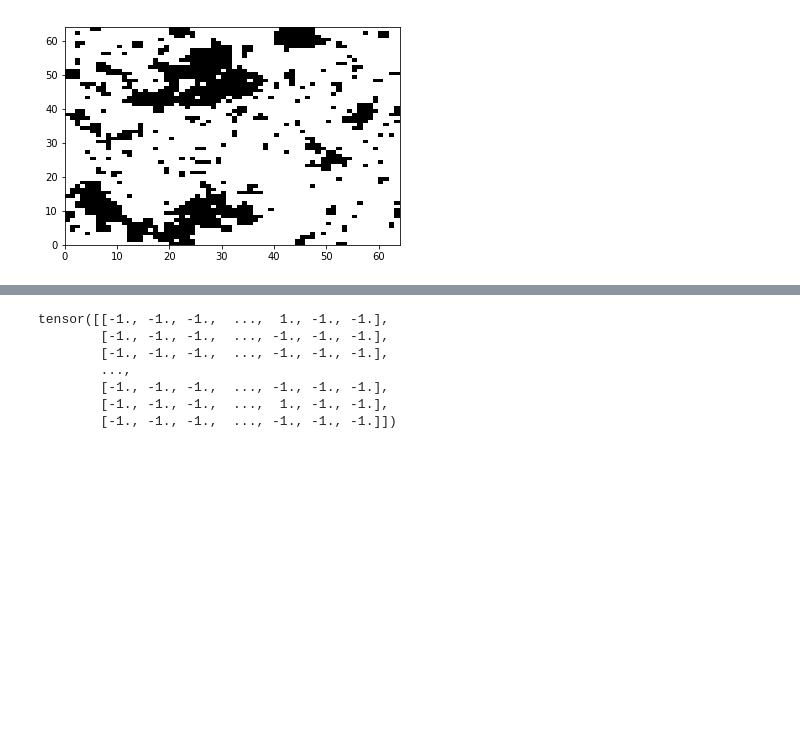
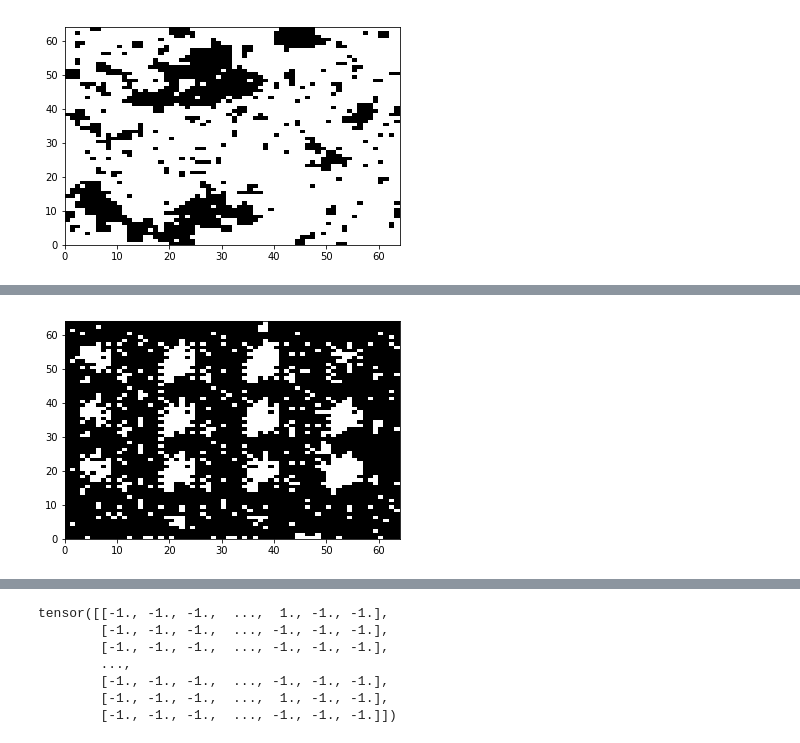
Before and after one commit to tliu26/Ising_dcgan, a Jupyter notebook: DCGAN0.ipynb, the cells around one changed output, grey strips where cells are left out. Saved outputs shown, nothing was run; the diff lists cells and outputs as text; code cells hidden in the pictures; blank space fills up the shorter version.

```diff
--- a/DCGAN0.ipynb
+++ b/DCGAN0.ipynb
@@ -393,0 +385,5 @@ step_f = Stepping()
+# %%
+plt.pcolormesh(step_f(fake[42].detach().cpu()[0]), cmap='binary')
+plt.show()
+# %% [output]
+[figure, added]
```
Also changed, not shown: parts of 21 cells of this notebook.
